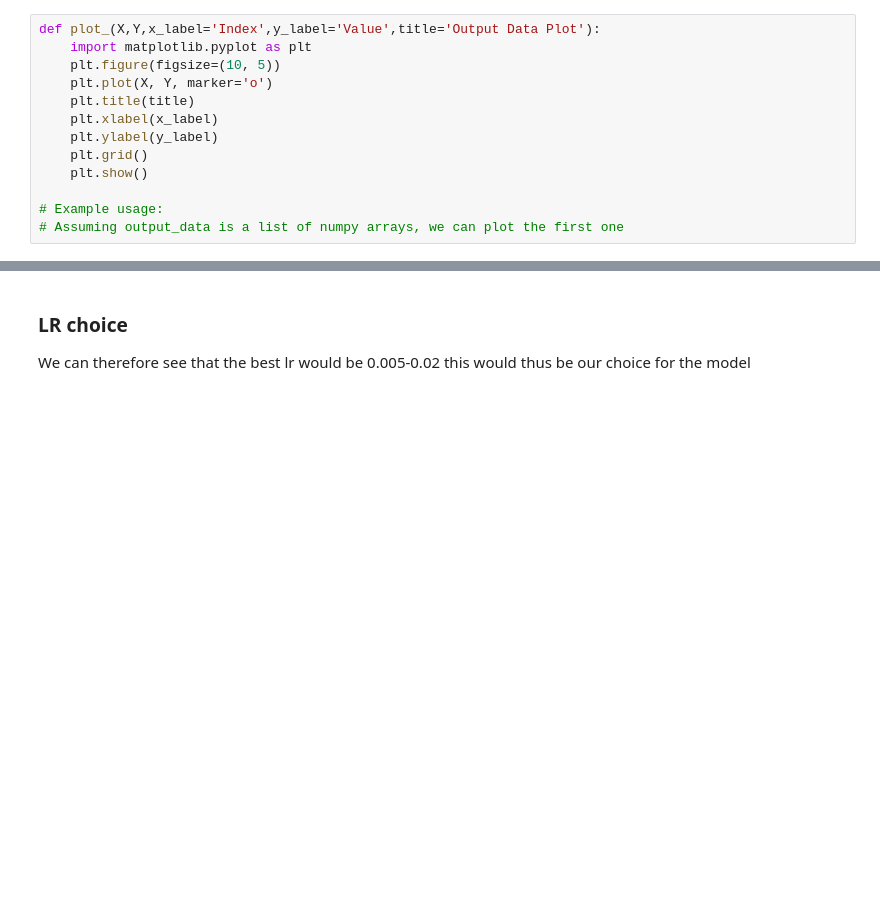
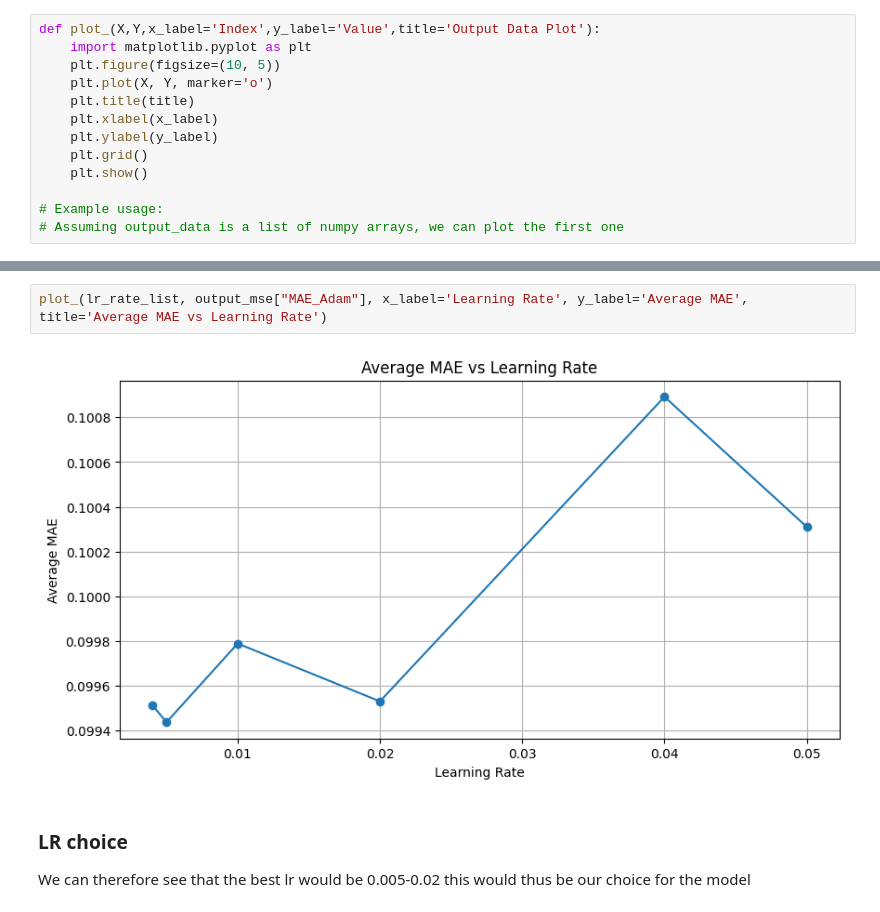
Before and after one commit to CHCICH/MaqamDiffusion, a Jupyter notebook: src/testing/data_dimension_test.ipynb, the cells around one changed output, grey strips where cells are left out. Saved outputs shown, nothing was run; the diff lists cells and outputs as text; blank space fills up the shorter version.

```diff
--- a/src/testing/data_dimension_test.ipynb
+++ b/src/testing/data_dimension_test.ipynb
@@ -178,3 +196,7 @@ plot_(lr_rate_list, output_mae, x_label='Learning Rate', y_label='Average MAE',
+# %%
+plot_(lr_rate_list, output_mse["MAE_Adam"], x_label='Learning Rate', y_label='Average MAE', title='Average MAE vs Learning Rate')
+# %% [output]
+[figure, added]
 # %% [markdown]
 ### LR choice
 We can therefore see that the best lr would be 0.005-0.02 this would thus be our choice for the model
```
Also changed, not shown: parts of 11 cells of this notebook, 5 other files.
